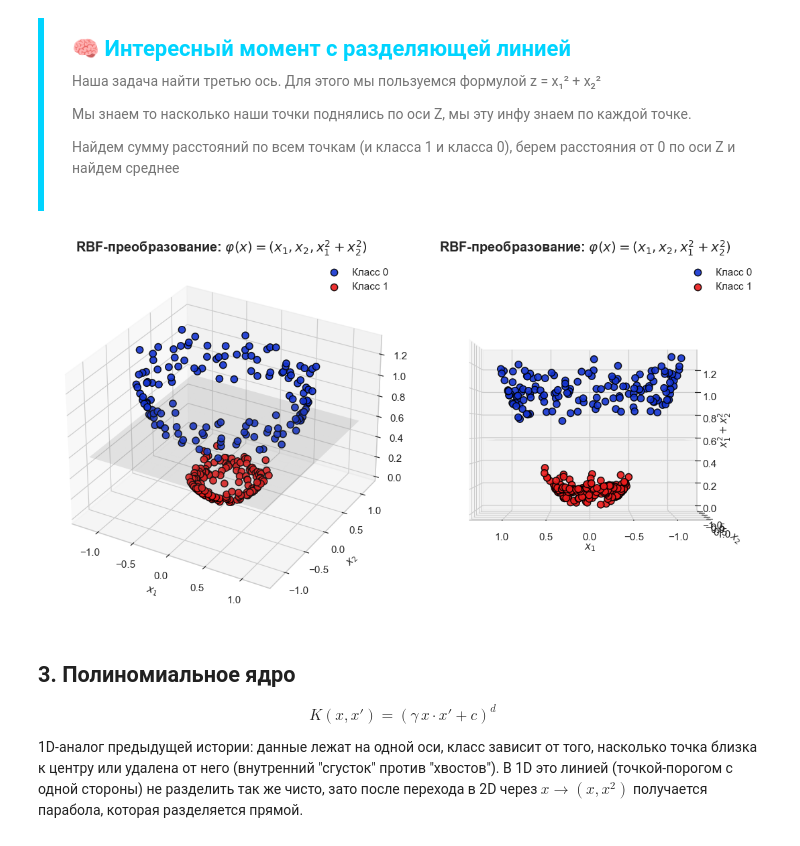
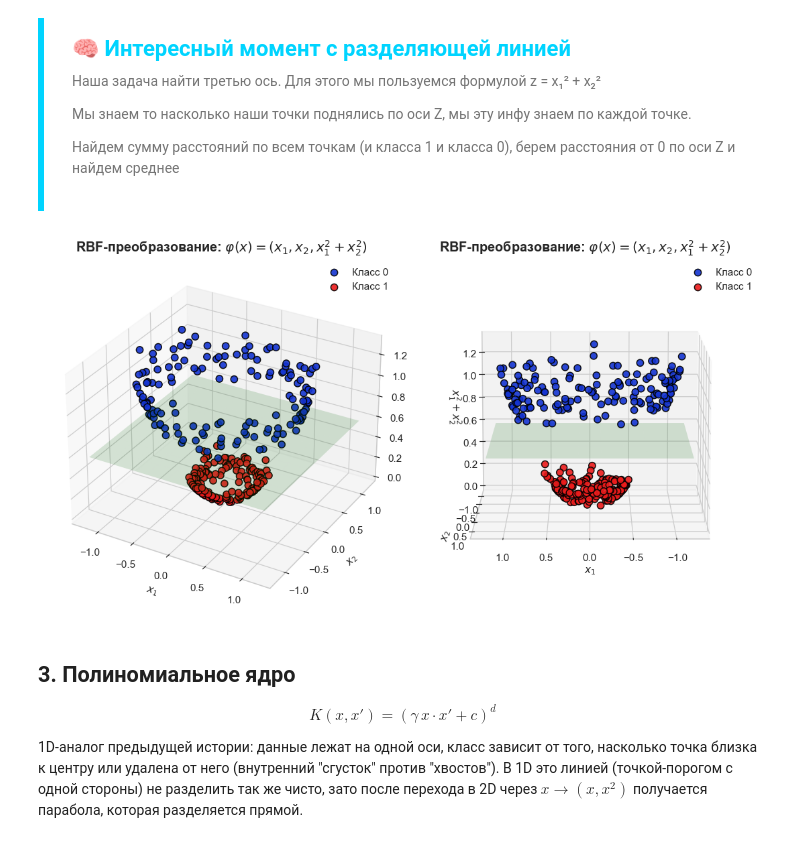
Before and after one commit to Shamil65/Machine-learning-start, a Jupyter notebook: ml_from_scratch/2_Linear_models/svm/notebooks/01_data_exploration_and_visualization.ipynb, the cells around one changed output. Drawn from its saved outputs; the diff is of its cells as text; code cells hidden in the pictures.

```diff
--- a/ml_from_scratch/2_Linear_models/svm/notebooks/01_data_exploration_and_visualization.ipynb
+++ b/ml_from_scratch/2_Linear_models/svm/notebooks/01_data_exploration_and_visualization.ipynb
@@ -193,57 +193,54 @@ plt.show()
 # %%
 z_rbf = X_rbf[:, 0] ** 2 + X_rbf[:, 1] ** 2
 threshold = z_rbf.mean()  # чисто иллюстративный порог для разделяющей плоскости
 
+# Сетка для плоскости — одна на оба графика, пересчитывать дважды незачем
+xx, yy = np.meshgrid(np.linspace(-1.2, 1.2, 10), np.linspace(-1.2, 1.2, 10))
 
+# Два раза записывать в график данные руками — лень, поэтому обернули в функцию
+# и вызываем её для каждого ракурса (elev, azim) через view_init
+def plot_rbf_3d(ax, elev, azim):
+    # Два раза запиcываем в график данные
+    # С помощью маски закидваем те что имеют класс 0 потом 1
+    # тут по идее можно два раза отдельно сделать scatter (напихать график),
+    # но мы делаем с помощью цикла, потому что мы крутые. параметры смотрите в инете)
+    # Ну ладно вот они)
+    # ax.scatter(X, Y, Z,
+    #            c=color,           # цвет точек
+    #            edgecolor='k',     # цвет обводки
+    #            s=45,              # размер точек
+    #            alpha=0.9,         # прозрачность
+    #            label=f'Класс {cls}')  # подпись для легенды
+    for cls, color in COLORS.items():
+        mask = y_rbf == cls
+        ax.scatter(X_rbf[mask, 0], X_rbf[mask, 1], z_rbf[mask],
+                   c=color, edgecolor='k', s=45, alpha=0.9, label=f'Класс {cls}')
 
-# Создаем холс с двумя графиками
+    # иллюстративная разделяющая плоскость z = threshold
+    ax.plot_surface(xx, yy, np.full_like(xx, threshold), alpha=0.15, color='green')
+
+    ax.set_title(r'RBF-преобразование: $\varphi(x)=(x_1, x_2, x_1^2+x_2^2)$')
+    ax.set_xlabel('$x_1$')
+    ax.set_ylabel('$x_2$')
+    ax.set_zlabel('$x_1^2+x_2^2$')
+    ax.view_init(elev, azim)  # elev, azim задают угол обзора (вместо ax.view_init(0, 90))
+    ax.legend()
+
+# Создаем холст с двумя графиками
 fig = plt.figure(figsize=(10, 8))
 
-# 1 график с видом сверху
+# 1 график с видом сверху (дефолтный ракурс matplotlib)
 ax1 = fig.add_subplot(121, projection='3d')
-
-for cls, color in COLORS.items():
-    mask = y_rbf == cls
-    ax1.scatter(X_rbf[mask, 0], X_rbf[mask, 1], z_rbf[mask],
-               c=color, edgecolor='k', s=45, alpha=0.9, label=f'Класс {cls}')
-
-# иллюстративная разделяющая плоскость z = threshold
-xx, yy = np.meshgrid(np.linspace(-1.2, 1.2, 10), np.linspace(-1.2, 1.2, 10))
-ax1.plot_surface(xx, yy, np.full_like(xx, threshold), alpha=0.15, color='gray')
-
-ax1.set_title(r'RBF-преобразование: $\varphi(x)=(x_1, x_2, x_1^2+x_2^2)$')
-ax1.set_xlabel('$x_1$')
-ax1.set_ylabel('$x_2$')
-ax1.set_zlabel('$x_1^2+x_2^2$')
-# ax1.view_init(0, 90) #
-ax1.legend()
+plot_rbf_3d(ax1, elev=30, azim=-60)
 
 # создание 2 графика с видом с боку
-
-# 1 график с видом сверху
 ax2 = fig.add_subplot(122, projection='3d')
-
-for cls, color in COLORS.items():
-    mask = y_rbf == cls
-    ax2.scatter(X_rbf[mask, 0], X_rbf[mask, 1], z_rbf[mask],
-               c=color, edgecolor='k', s=45, alpha=0.9, label=f'Класс {cls}')
-
-# иллюстративная разделяющая плоскость z = threshold
-xx, yy = np.meshgrid(np.linspace(-1.2, 1.2, 10), np.linspace(-1.2, 1.2, 10))
-ax2.plot_surface(xx, yy, np.full_like(xx, threshold), alpha=0.15, color='gray')
-
-ax2.set_title(r'RBF-преобразование: $\varphi(x)=(x_1, x_2, x_1^2+x_2^2)$')
-ax2.set_xlabel('$x_1$')
-ax2.set_ylabel('$x_2$')
-ax2.set_zlabel('$x_1^2+x_2^2$')
-ax2.view_init(0, 90) #
-ax2.legend()
-
+plot_rbf_3d(ax2, elev=10, azim=90)
 
 plt.tight_layout()
 plt.show()
 # %% [output]
-[figure, old version]
+[figure, new version]
 # %% [markdown]
 ## 3. Полиномиальное ядро
 
```
